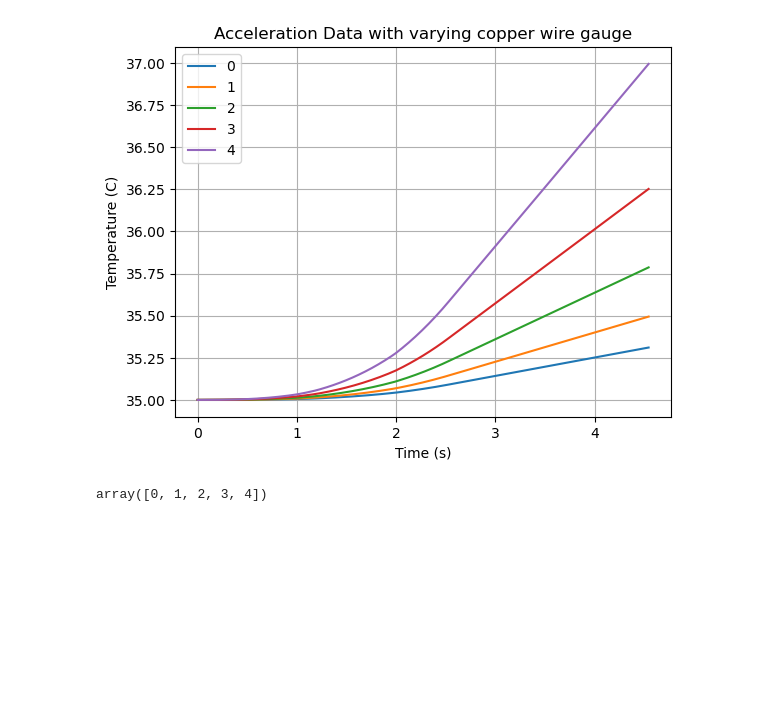
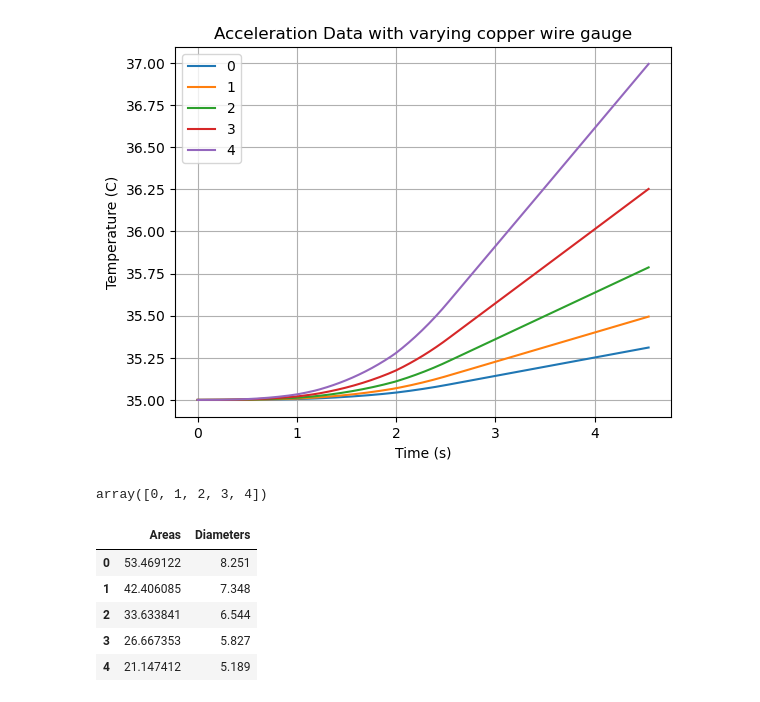
Before and after one commit to UBCFormulaElectric/LapSim, a Jupyter notebook: validation/Busbar Design/busbars.ipynb, the cells around one changed output. Cells and saved outputs as stored; diff of their text form; code cells hidden in the pictures; blank space fills up the shorter version.

```diff
--- a/validation/Busbar Design/busbars.ipynb
+++ b/validation/Busbar Design/busbars.ipynb
@@ -217,3 +218,22 @@ wire_gauges
 [figure]
 [figure]
 array([0, 1, 2, 3, 4])
+# %%
+import math
+
+# Resulting wire gauge areas to compare to datasheets
+diameter = np.array([8.251, 7.348, 6.544, 5.827, 5.189]) * 10**(-3)  # m - diameter options
+wire_gauges = np.arange(0, len(diameter))                           # wire gauge options
+areas = math.pi * diameter**2 / 4 * 1000**2
+table = dict({'Areas': areas, 'Diameters': diameter * 1000})
+
+wire_Ax = pd.DataFrame(table, index=wire_gauges)
+
+wire_Ax
+# %% [output]
+|  | Areas | Diameters |
+| 0 | 53.469122 | 8.251 |
+| 1 | 42.406085 | 7.348 |
+| 2 | 33.633841 | 6.544 |
+| 3 | 26.667353 | 5.827 |
+| 4 | 21.147412 | 5.189 |
```
Also changed, not shown: parts of 2 cells of this notebook, 13 other files.
